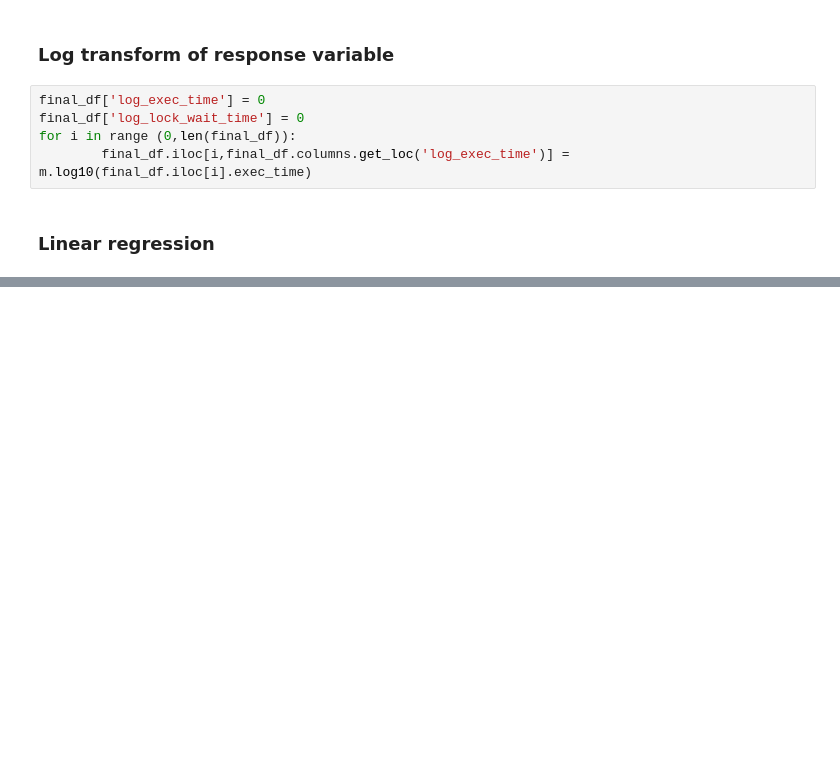
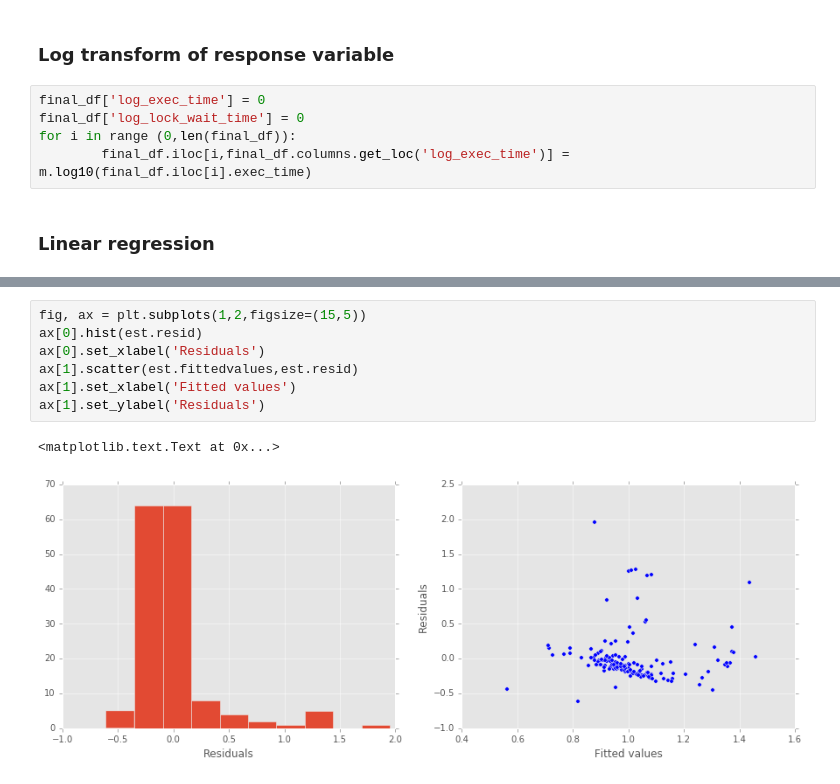
Before and after one commit to Durbha/DataScience, a Jupyter notebook: Data_Analysis/Multivariate_Regression.ipynb, the cells around one changed output, grey strips where cells are left out. Cells and saved outputs as stored; diff of their text form; blank space fills up the shorter version.

```diff
--- a/Data_Analysis/Multivariate_Regression.ipynb
+++ b/Data_Analysis/Multivariate_Regression.ipynb
@@ -215,3 +217,13 @@ OLS Regression Results
 | Prob(Omnibus): | 0.000 | Jarque-Bera (JB): | 716.474 |
 | Skew: | 2.759 | Prob(JB): | 2.63e-156 |
 | Kurtosis: | 12.011 | Cond. No. | 4.15e+09 |
+# %%
+fig, ax = plt.subplots(1,2,figsize=(15,5))
+ax[0].hist(est.resid)
+ax[0].set_xlabel('Residuals')
+ax[1].scatter(est.fittedvalues,est.resid)
+ax[1].set_xlabel('Fitted values')
+ax[1].set_ylabel('Residuals')
+# %% [output]
+<matplotlib.text.Text at 0x...>
+[figure, added]
```
Also changed, not shown: parts of 7 cells of this notebook.
